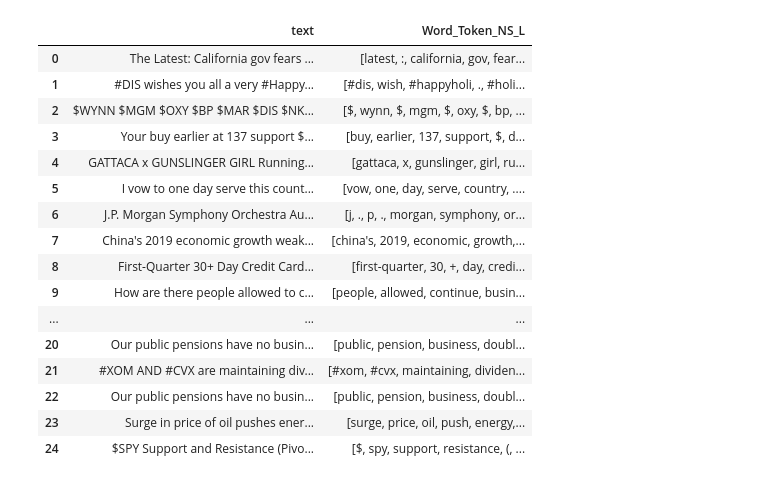
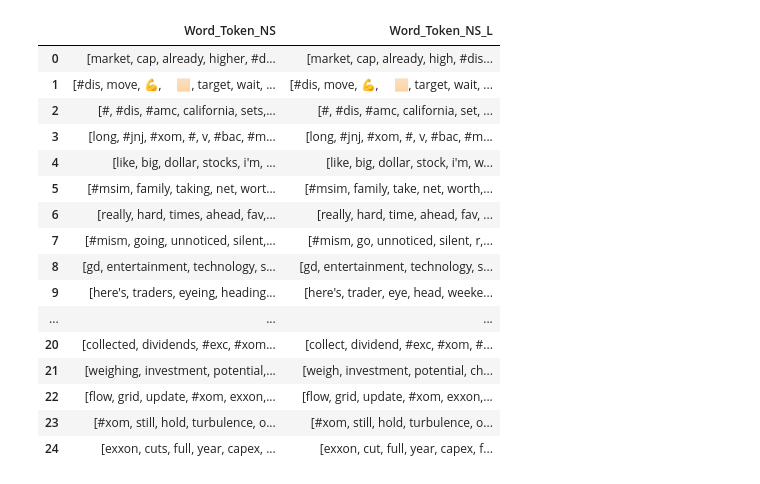
Before and after one commit to Jaromir-Sida/SocialMediaStockForecasting, a Jupyter notebook: Tweet_Cleaning.ipynb, the cells around one changed output. Saved outputs shown, nothing was run; the diff lists cells and outputs as text; code cells hidden in the pictures.

```diff
--- a/Tweet_Cleaning.ipynb
+++ b/Tweet_Cleaning.ipynb
@@ -261 +253,3 @@ smpl = reorder(smpl)
+# %%
+smpl.loc[:,'POS'] = smpl.loc[:,'Word_Token_NS'].apply(do_pos_tag)
 # %%
@@ -281 +275,25 @@ smpl[['text','filtered_text']]
+# %%
+def get_wordnet_pos(treebank_tag):
+
+    if treebank_tag.startswith('J'):
+        return wordnet.ADJ
+    elif treebank_tag.startswith('V'):
+        return wordnet.VERB
+    elif treebank_tag.startswith('N'):
+        return wordnet.NOUN
+    elif treebank_tag.startswith('R'):
+        return wordnet.ADV
+    else:
+        return ''
+# %%
+def lemmatize_words(list_of_words):
+    wordnet_lemmatizer = WordNetLemmatizer()
+    lemmatized_words_pos = []
+    for word_tup in list_of_words:
+        current_pos = get_wordnet_pos(word_tup[1])
+        if current_pos == '':
+            lemmatized_words_pos.append(wordnet_lemmatizer.lemmatize(word_tup[0]))
+        else:
+            lemmatized_words_pos.append(wordnet_lemmatizer.lemmatize(word_tup[0],current_pos))
+    return lemmatized_words_pos
 # %%
@@ -287,25 +307,25 @@ def lemmatize_words(list_of_words):
 # %%
-smpl.loc[:,'Word_Token_NS_L'] = smpl.loc[:,'Word_Token_NS'].apply(lemmatize_words)
+smpl.loc[:,'Word_Token_NS_L'] = smpl.loc[:,'POS'].apply(lemmatize_words)
 # %%
-smpl[['text','Word_Token_NS_L']]
+smpl[['Word_Token_NS','Word_Token_NS_L']]
 # %% [output]
-|  | text | Word_Token_NS_L |
-| 0 | The Latest: California gov fears ... | [latest, :, california, gov, fear... |
-| 1 | #DIS wishes you all a very #Happy... | [#dis, wish, #happyholi, ., #holi... |
-| 2 | $WYNN $MGM $OXY $BP $MAR $DIS $NK... | [$, wynn, $, mgm, $, oxy, $, bp, ... |
-| 3 | Your buy earlier at 137 support $... | [buy, earlier, 137, support, $, d... |
-| 4 | GATTACA x GUNSLINGER GIRL Running... | [gattaca, x, gunslinger, girl, ru... |
-| 5 | I vow to one day serve this count... | [vow, one, day, serve, country, .... |
-| 6 | J.P. Morgan Symphony Orchestra Au... | [j, ., p, ., morgan, symphony, or... |
-| 7 | China's 2019 economic growth weak... | [china's, 2019, economic, growth,... |
-| 8 | First-Quarter 30+ Day Credit Card... | [first-quarter, 30, +, day, credi... |
-| 9 | How are there people allowed to c... | [people, allowed, continue, busin... |
+|  | Word_Token_NS | Word_Token_NS_L |
+| 0 | [market, cap, already, higher, #d... | [market, cap, already, high, #dis... |
+| 1 | [#dis, move, 💪, 🏻, target, wait, ... | [#dis, move, 💪, 🏻, target, wait, ... |
+| 2 | [#, #dis, #amc, california, sets,... | [#, #dis, #amc, california, set, ... |
+| 3 | [long, #jnj, #xom, #, v, #bac, #m... | [long, #jnj, #xom, #, v, #bac, #m... |
+| 4 | [like, big, dollar, stocks, i'm, ... | [like, big, dollar, stock, i'm, w... |
+| 5 | [#msim, family, taking, net, wort... | [#msim, family, take, net, worth,... |
+| 6 | [really, hard, times, ahead, fav,... | [really, hard, time, ahead, fav, ... |
+| 7 | [#mism, going, unnoticed, silent,... | [#mism, go, unnoticed, silent, r,... |
+| 8 | [gd, entertainment, technology, s... | [gd, entertainment, technology, s... |
+| 9 | [here's, traders, eyeing, heading... | [here's, trader, eye, head, weeke... |
 | ... | ... | ... |
-| 20 | Our public pensions have no busin... | [public, pension, business, doubl... |
-| 21 | #XOM AND #CVX are maintaining div... | [#xom, #cvx, maintaining, dividen... |
-| 22 | Our public pensions have no busin... | [public, pension, business, doubl... |
-| 23 | Surge in price of oil pushes ener... | [surge, price, oil, push, energy,... |
-| 24 | $SPY Support and Resistance (Pivo... | [$, spy, support, resistance, (, ... |
+| 20 | [collected, dividends, #exc, #xom... | [collect, dividend, #exc, #xom, #... |
+| 21 | [weighing, investment, potential,... | [weigh, investment, potential, ch... |
+| 22 | [flow, grid, update, #xom, exxon,... | [flow, grid, update, #xom, exxon,... |
+| 23 | [#xom, still, hold, turbulence, o... | [#xom, still, hold, turbulence, o... |
+| 24 | [exxon, cuts, full, year, capex, ... | [exxon, cut, full, year, capex, f... |
 # %%
 fin_dict = {'stock': 134,
  'new': 90,
```
Also changed, not shown: parts of 57 cells of this notebook, 1 other file.
